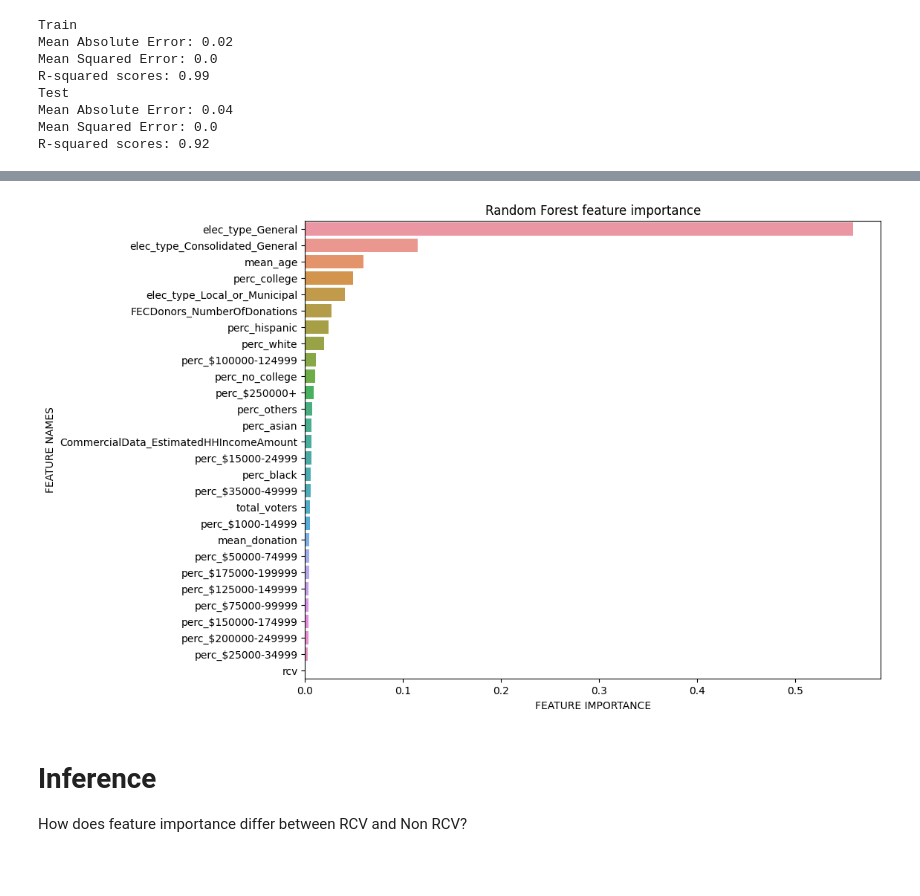
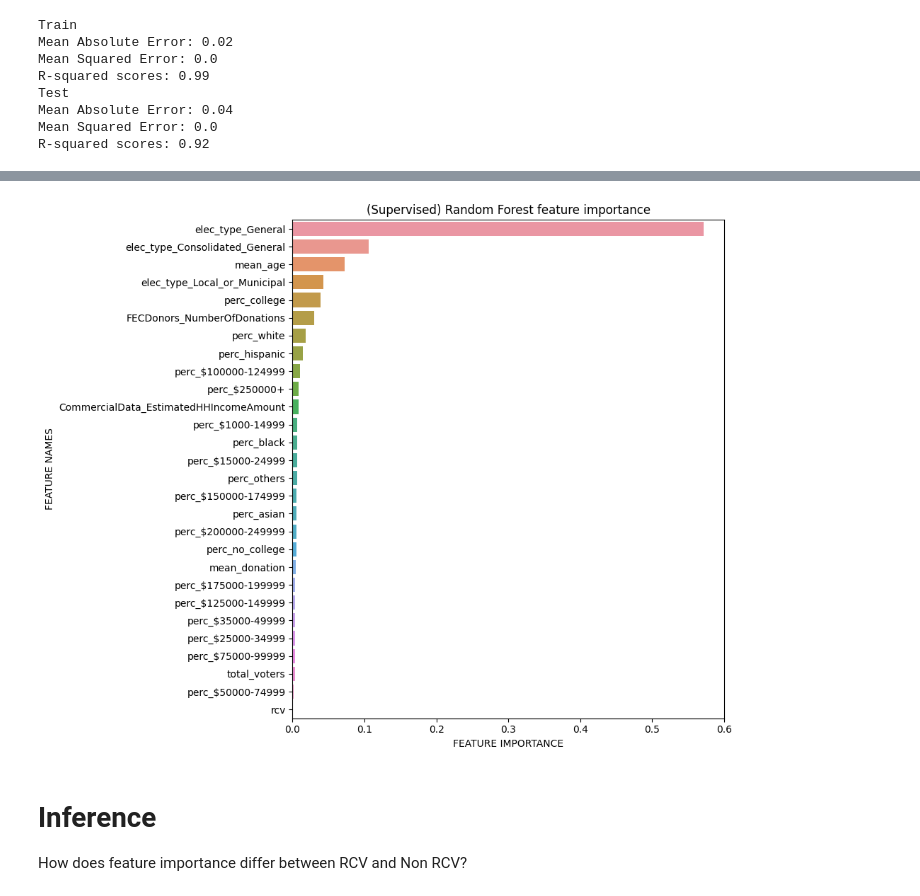
Before and after one commit to jnshzk/capstone, a Jupyter notebook: models.ipynb, the cells around one changed output, grey strips where cells are left out. Drawn from its saved outputs; the diff is of its cells as text; code cells hidden in the pictures; blank space fills up the shorter version.

```diff
--- a/models.ipynb
+++ b/models.ipynb
@@ -376,30 +373,34 @@ Text(0.5, 0, 'Ordered feature number')
 # %%
 import seaborn as sns
-def plot_feature_importance(importance,names,model_type):
+def plot_feature_importance(importance,names,fig_title, file_name):
 
     #Create arrays from feature importance and feature names
     feature_importance = np.array(importance)
     feature_names = np.array(names)
 
     #Create a DataFrame using a Dictionary
     data={'feature_names':feature_names,'feature_importance':feature_importance}
     fi_df = pd.DataFrame(data)
 
     #Sort the DataFrame in order decreasing feature importance
     fi_df.sort_values(by=['feature_importance'], ascending=False,inplace=True)
 
     #Define size of bar plot
     plt.figure(figsize=(10,8))
     #Plot Searborn bar chart
     sns.barplot(x=fi_df['feature_importance'], y=fi_df['feature_names'])
     #Add chart labels
-    plt.title(model_type)
+    plt.title(fig_title)
     plt.xlabel('FEATURE IMPORTANCE')
     plt.ylabel('FEATURE NAMES')
+    plt.tight_layout()
+    plt.savefig(f'../data/plots/{file_name}.jpg')
 
-plot_feature_importance(best_model.feature_importances_, X.columns,'Random Forest feature importance')
+plot_feature_importance(best_model.feature_importances_, X.columns,
+                        fig_title = '(Supervised) Random Forest feature importance',
+                        file_name = 'RF_feature_imp_supervised_overall')
 # %% [output]
-[figure, old version]
+[figure, new version]
 # %% [markdown]
 # Inference
 How does feature importance differ between RCV and Non RCV?
```
Also changed, not shown: parts of 9 cells of this notebook, 1 other file.
